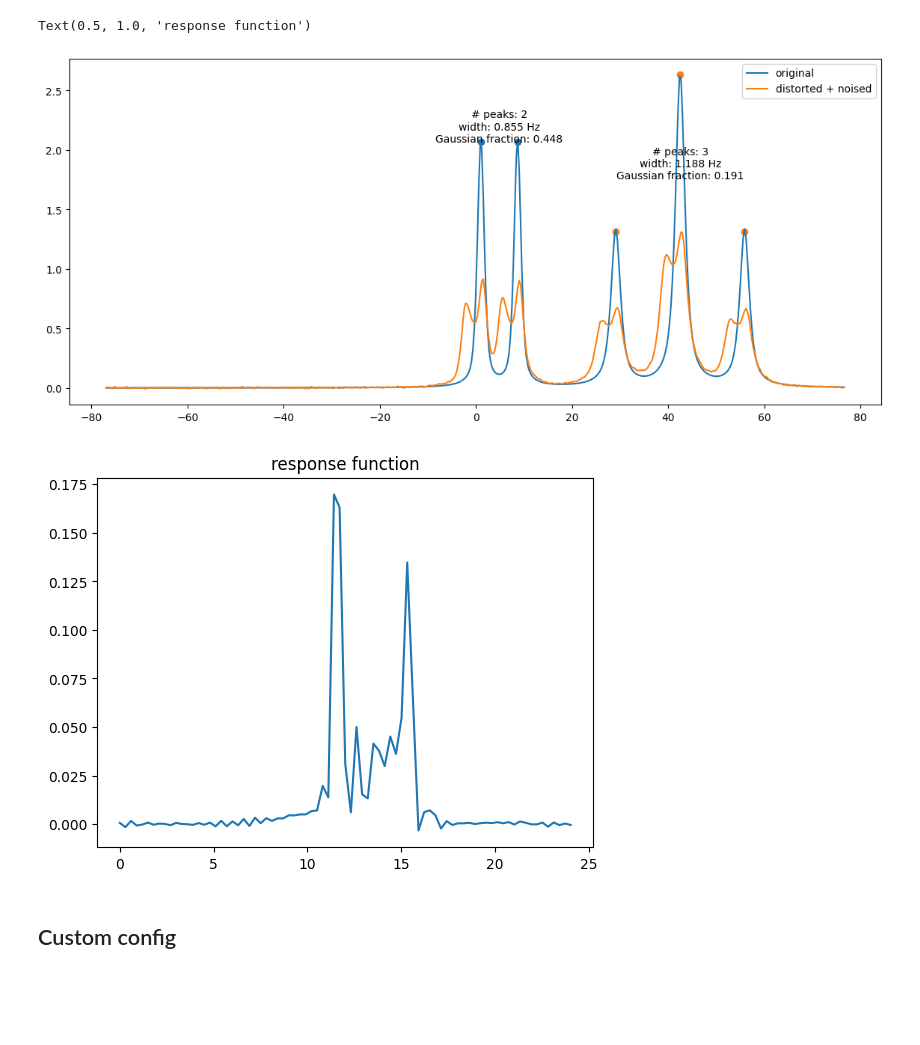
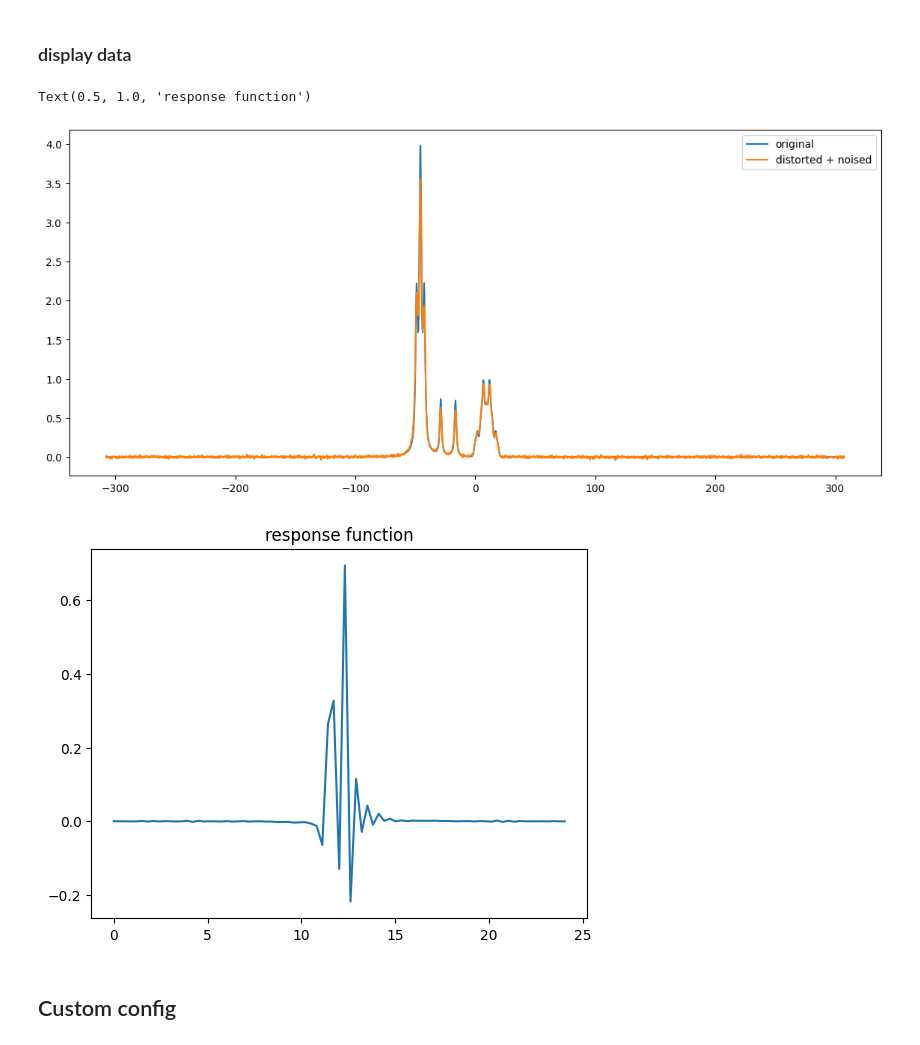
Before and after one commit to center4ml/shimnet, a Jupyter notebook: Workshop_Colab_notebooks/ShimNet_workshop3.ipynb, the cells around one changed output. Saved outputs shown, nothing was run; the diff lists cells and outputs as text; code cells hidden in the pictures; blank space fills up the shorter version.

```diff
--- a/Workshop_Colab_notebooks/ShimNet_workshop3.ipynb
+++ b/Workshop_Colab_notebooks/ShimNet_workshop3.ipynb
@@ -79,29 +80,35 @@ dict_keys(['response_function', 'theoretical_spectrum', 'noised_spectrum', 'dist
+# %% [markdown]
+### display data
 # %%
-spectrum_index = 5
+spectrum_index = 2
+
+# frequency array
+frequencies = torch.arange(-data_config.pixels // 2, data_config.pixels // 2) * data_config.frq_step
+
 original_spectrum = batch['theoretical_spectrum'][spectrum_index][0].numpy()
 distorted_spectrum = batch['disturbed_spectrum'][spectrum_index][0].numpy()
 distorted_and_noised_spectrum = batch['noised_spectrum'][spectrum_index][0].numpy()
 response_function = batch['response_function'][spectrum_index][0,0].numpy()
 spectrum_data = batch['theoretical_spectrum_data'][spectrum_index]
 
 plt.figure(figsize=(14, 6))
 plt.plot(frequencies, original_spectrum, label='original')
 plt.plot(frequencies, distorted_and_noised_spectrum, label='distorted + noised')
 # optionally: plot peaks
-for multiplet_data in spectrum_data:
-    plt.scatter(multiplet_data["tff_lin"], multiplet_data["thf_lin"])
-    multiplet_center_frq = multiplet_data['tff_lin'].mean().item()
-    plt.text(multiplet_center_frq, multiplet_data['thf_lin'].mean().item(), get_multiplet_info(multiplet_data), horizontalalignment='center')
+# for multiplet_data in spectrum_data:
+#     plt.scatter(multiplet_data["tff_lin"], multiplet_data["thf_lin"])
+#     multiplet_center_frq = multiplet_data['tff_lin'].mean().item()
+#     plt.text(multiplet_center_frq, multiplet_data['thf_lin'].mean().item(), get_multiplet_info(multiplet_data), horizontalalignment='center')
 plt.legend()
 #plt.xlim(150,210)
 
 plt.figure()
 plt.plot(np.arange(len(response_function))*data_config.frq_step, response_function)
 plt.title("response function")
 # %% [output]
 Text(0.5, 1.0, 'response function')
-[figure, old version]
+[figure, new version]
-[figure, old version]
+[figure, new version]
 # %% [markdown]
 ## Custom config
 # %% [markdown]
```
Also changed, not shown: parts of 15 cells of this notebook, 2 other files.
